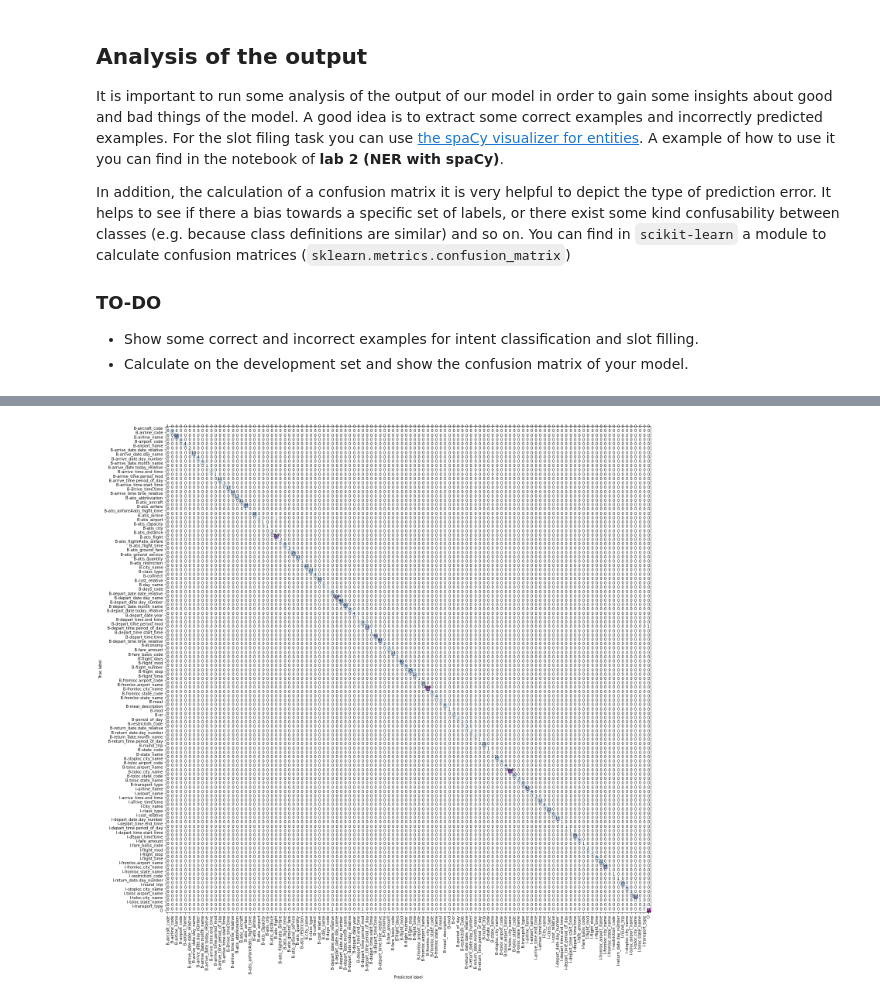
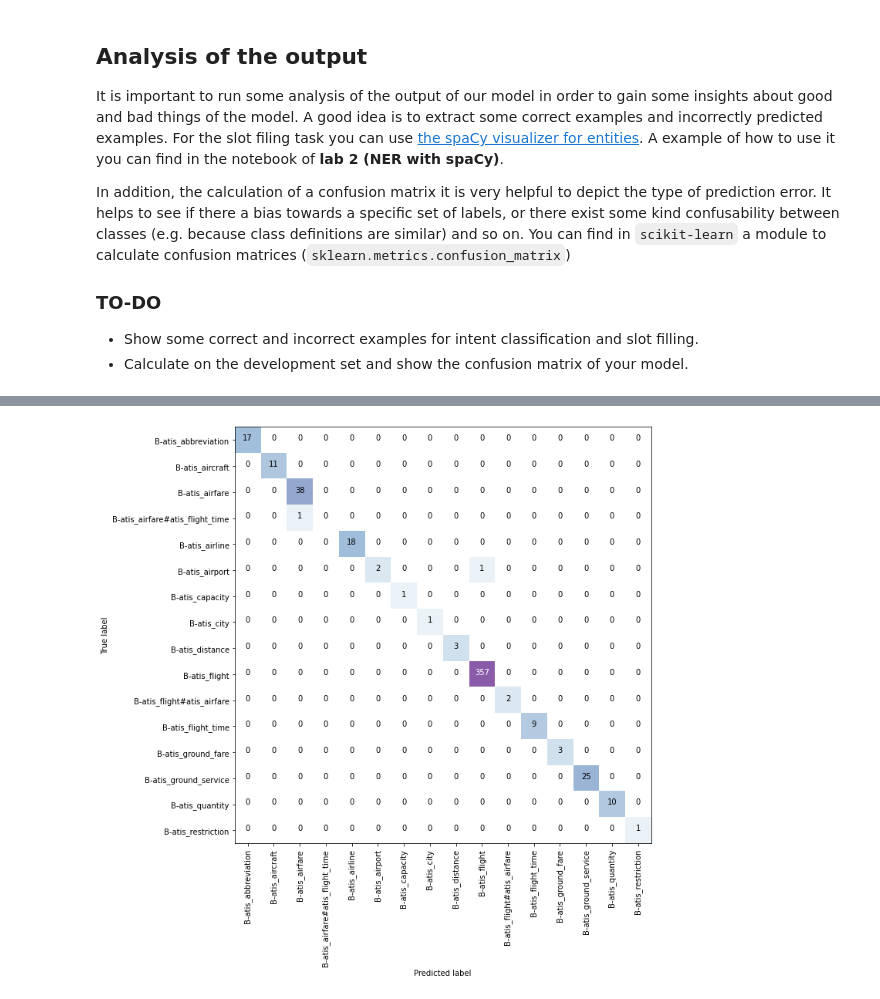
Before and after one commit to juletx/nlp-applications-2, a Jupyter notebook: assignments/assignment1.intent-slot-identification.ipynb, the cells around one changed output, grey strips where cells are left out. Cells and saved outputs as stored; diff of their text form; code cells hidden in the pictures.

Commit message:
complete assignment 1 intent slot

```diff
--- a/assignments/assignment1.intent-slot-identification.ipynb
+++ b/assignments/assignment1.intent-slot-identification.ipynb
@@ -637,0 +660,20 @@ In addition, the calculation of a confusion matrix it is very helpful to depict
+# %%
+def get_tags(filename):
+    gold_tags_intent = []
+    pred_tags_intent = []
+    gold_tags_slot = []
+    pred_tags_slot = []
+    with open(filename) as f:
+        for line in f.readlines():
+            if line != "\n":
+                word, gold, pred = line.split()
+                if word == "EOS":
+                    gold_tags_intent.append(gold)
+                    pred_tags_intent.append(pred)
+                else:
+                    gold_tags_slot.append(gold)
+                    pred_tags_slot.append(pred)
+
+    return gold_tags_intent, pred_tags_intent, gold_tags_slot, pred_tags_slot
+# %%
+gold_tags_intent, pred_tags_intent, gold_tags_slot, pred_tags_slot = get_tags("../resources/flair-intent-slot/dev.tsv")
@@ -642,22 +690,12 @@ import numpy as np
 import itertools
 from matplotlib.colors import LogNorm
 
-def get_tags(filename):
-    gold_tags = []
-    pred_tags = []
-    with open(filename) as f:
-        for line in f.readlines():
-            if line != "\n":
-                gold_tags.append(line.split()[1])
-                pred_tags.append(line.split()[2])
-    return gold_tags, pred_tags
-
-def plot_confusion_matrix(cm, labels, cmap=plt.cm.BuPu):
+def plot_confusion_matrix(cm, labels, size, cmap=plt.cm.BuPu):
     """
     This function plots the confusion matrix.
     """
-    plt.figure(figsize = (20, 20))
-    plt.imshow(cm, interpolation='nearest', cmap=cmap, aspect="auto", norm=LogNorm(vmin=1, vmax=8846))
+    plt.figure(figsize = (size, size))
+    plt.imshow(cm, interpolation='nearest', cmap=cmap, aspect="auto", norm=LogNorm(vmin=0.5, vmax=8846))
     x_tick_marks = np.arange(len(labels))
     y_tick_marks = np.arange(len(labels))
     plt.xticks(x_tick_marks, labels, rotation=90)
@@ -671,10 +709,9 @@ def plot_confusion_matrix(cm, labels, cmap=plt.cm.BuPu):
     plt.ylabel('True label')
     plt.xlabel('Predicted label')
     plt.show()
-# %%
-gold_tags, pred_tags = get_tags("../resources/flair-intent-slot/dev.tsv")
-cm = confusion_matrix(gold_tags, pred_tags)
-labels = sorted(set(gold_tags))
-plot_confusion_matrix(cm, labels)
-# %% [output]
-[figure, removed]
+# %%
+cm_intent = confusion_matrix(gold_tags_intent, pred_tags_intent)
+labels_intent = sorted(set(gold_tags_intent))
+plot_confusion_matrix(cm_intent, labels_intent, size=10)
+# %% [output]
+[figure, added]
```
Also changed, not shown: parts of 41 cells of this notebook.
